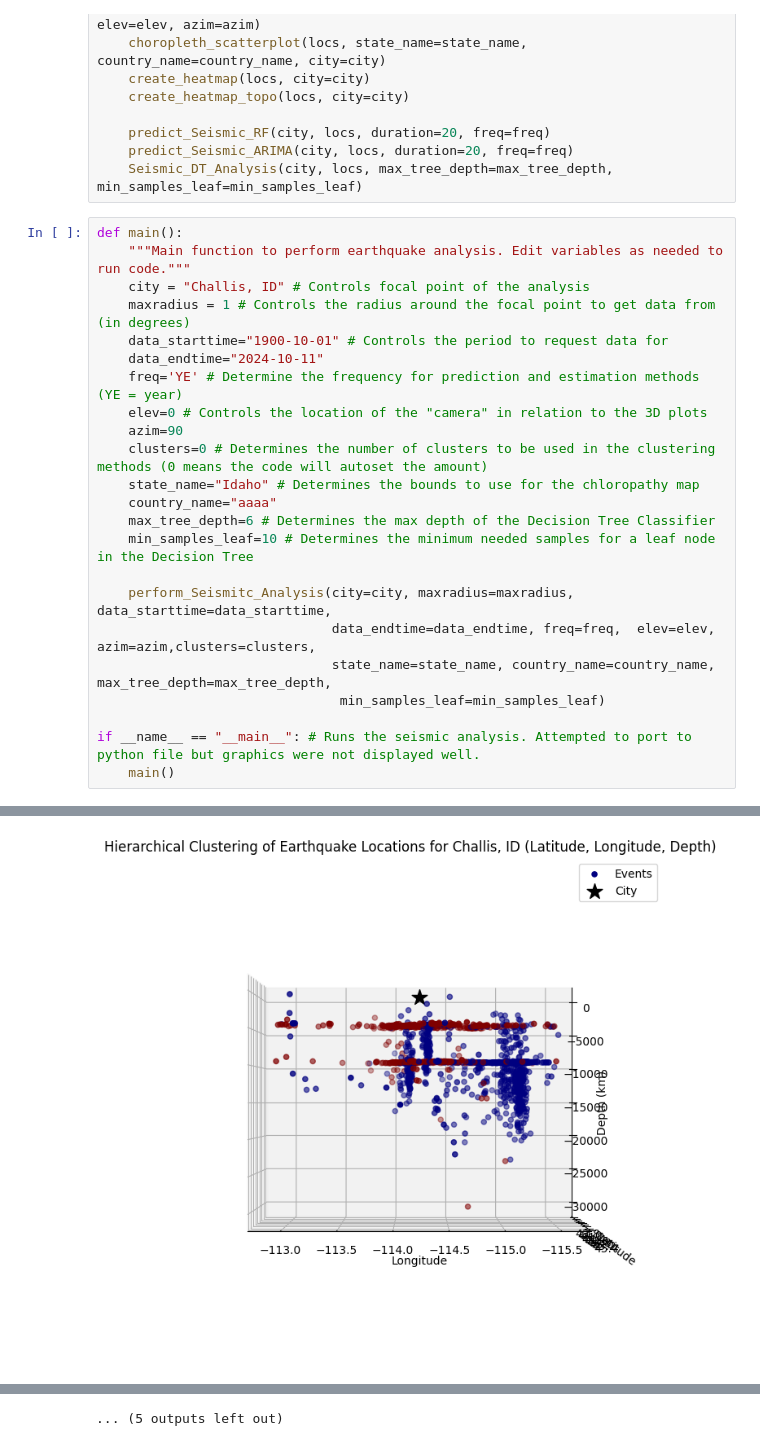
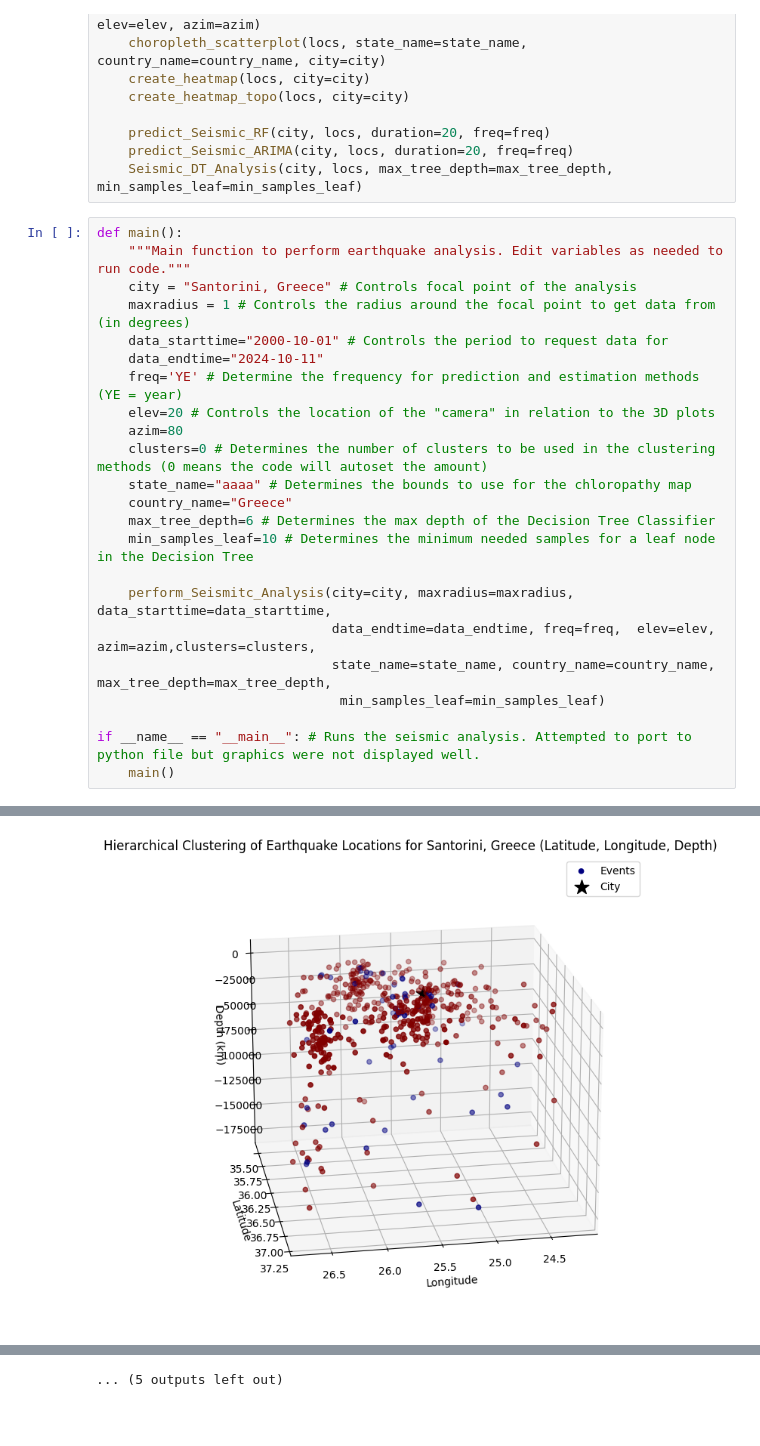
Before and after one commit to BlueJCash/CS_5850_EQ_Project, a Jupyter notebook: EQ_Analysis_Run.ipynb, the cells around one changed output, grey strips where cells are left out. Drawn from its saved outputs; the diff is of its cells as text; blank space fills up the shorter version.

Commit message:
Added data for Santorini Greece

```diff
--- a/EQ_Analysis_Run.ipynb
+++ b/EQ_Analysis_Run.ipynb
@@ -516,16 +516,16 @@ def perform_Seismitc_Analysis(city="Challis, ID", maxradius=1, data_starttime="1
 # %%
 def main():
     """Main function to perform earthquake analysis. Edit variables as needed to run code."""
-    city = "Challis, ID" # Controls focal point of the analysis
+    city = "Santorini, Greece" # Controls focal point of the analysis
     maxradius = 1 # Controls the radius around the focal point to get data from (in degrees)
-    data_starttime="1900-10-01" # Controls the period to request data for
+    data_starttime="2000-10-01" # Controls the period to request data for
     data_endtime="2024-10-11"
     freq='YE' # Determine the frequency for prediction and estimation methods (YE = year)
-    elev=0 # Controls the location of the "camera" in relation to the 3D plots
-    azim=90
+    elev=20 # Controls the location of the "camera" in relation to the 3D plots
+    azim=80
     clusters=0 # Determines the number of clusters to be used in the clustering methods (0 means the code will autoset the amount)
-    state_name="Idaho" # Determines the bounds to use for the chloropathy map
-    country_name="aaaa"
+    state_name="aaaa" # Determines the bounds to use for the chloropathy map
+    country_name="Greece"
     max_tree_depth=6 # Determines the max depth of the Decision Tree Classifier
     min_samples_leaf=10 # Determines the minimum needed samples for a leaf node in the Decision Tree
 
@@ -547 +547 @@ if __name__ == "__main__": # Runs the seismic analysis. Attempted to port to pyt
-[figure, old version]
+[figure, new version]
```
Also changed, not shown: parts of 1 cell of this notebook, 8 other files.
